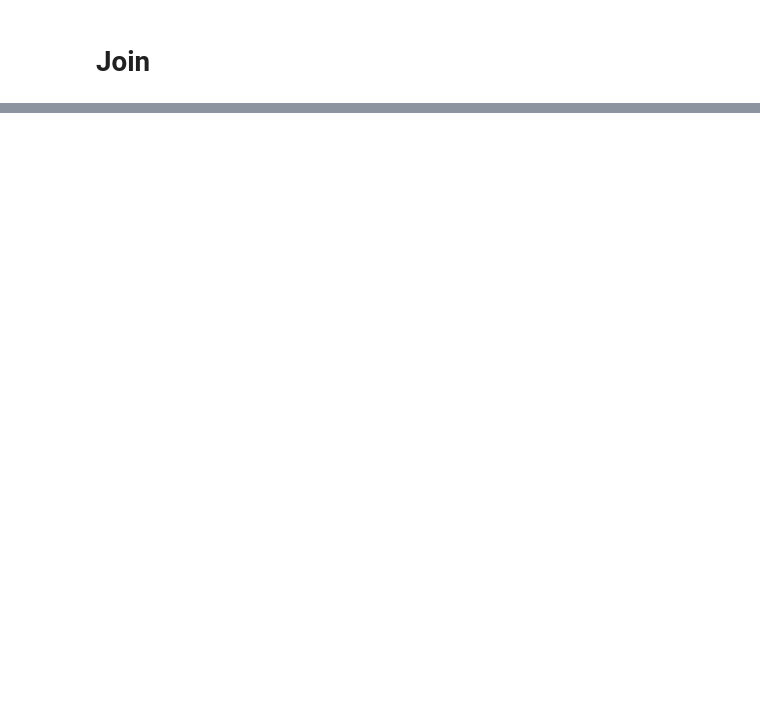
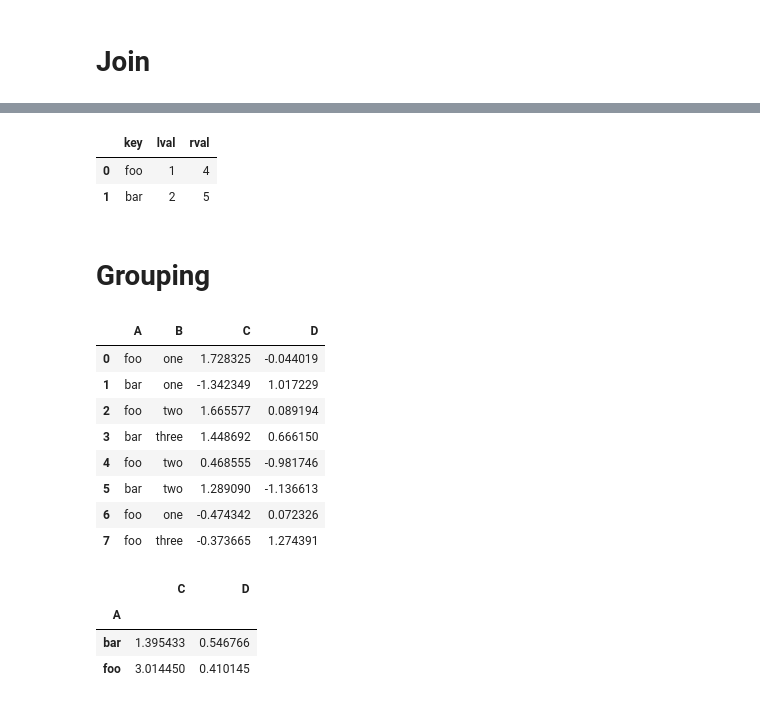
Before and after one commit to naylalex/alteryx, a Jupyter notebook: pandas.ipynb, the cells around one changed output, grey strips where cells are left out. Cells and saved outputs as stored; diff of their text form; code cells hidden in the pictures; blank space fills up the shorter version.

Commit message:
Grouping

```diff
--- a/pandas.ipynb
+++ b/pandas.ipynb
@@ -564,0 +567,37 @@ pd.concat(pieces)
+# %%
+left = pd.DataFrame({"key": ["foo", "bar"], "lval": [1,2]})
+right = pd.DataFrame({"key": ["foo", "bar"], "rval": [4, 5]})
+pd.merge(left, right, on="key")
+# %% [output]
+|  | key | lval | rval |
+| 0 | foo | 1 | 4 |
+| 1 | bar | 2 | 5 |
+# %% [markdown]
+# Grouping
+# %%
+df = pd.DataFrame(
+    {
+        "A": ["foo", "bar", "foo", "bar", "foo", "bar", "foo", "foo"],
+        "B": ["one", "one", "two", "three", "two", "two", "one", "three"],
+        "C": np.random.randn(8),
+        "D": np.random.randn(8),
+    }
+)
+df
+# %% [output]
+|  | A | B | C | D |
+| 0 | foo | one | 1.728325 | -0.044019 |
+| 1 | bar | one | -1.342349 | 1.017229 |
+| 2 | foo | two | 1.665577 | 0.089194 |
+| 3 | bar | three | 1.448692 | 0.666150 |
+| 4 | foo | two | 0.468555 | -0.981746 |
+| 5 | bar | two | 1.289090 | -1.136613 |
+| 6 | foo | one | -0.474342 | 0.072326 |
+| 7 | foo | three | -0.373665 | 1.274391 |
+# %%
+df.groupby("A").sum()
+# %% [output]
+|  | C | D |
+| A |  |  |
+| bar | 1.395433 | 0.546766 |
+| foo | 3.014450 | 0.410145 |
```
Also changed, not shown: parts of 48 cells of this notebook.
